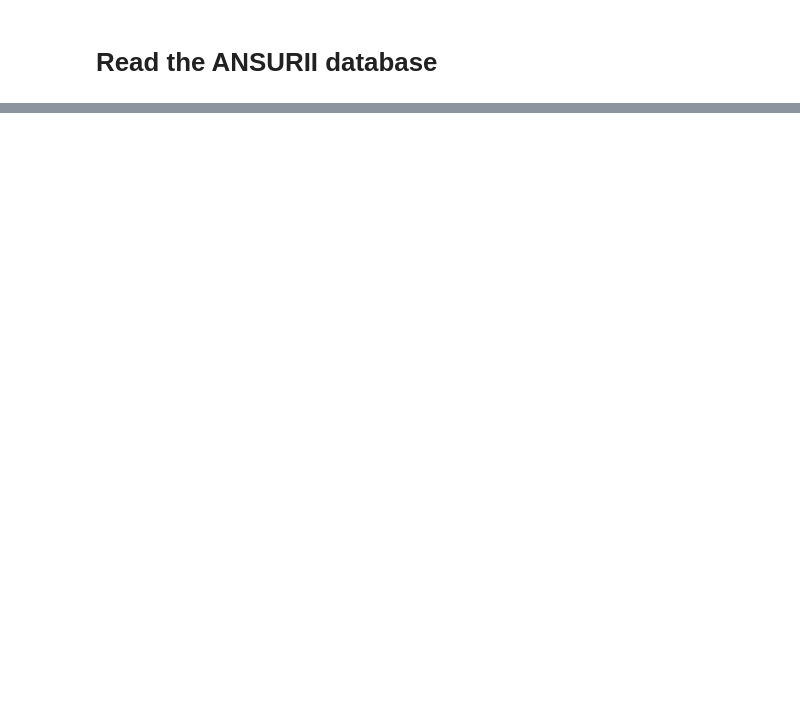
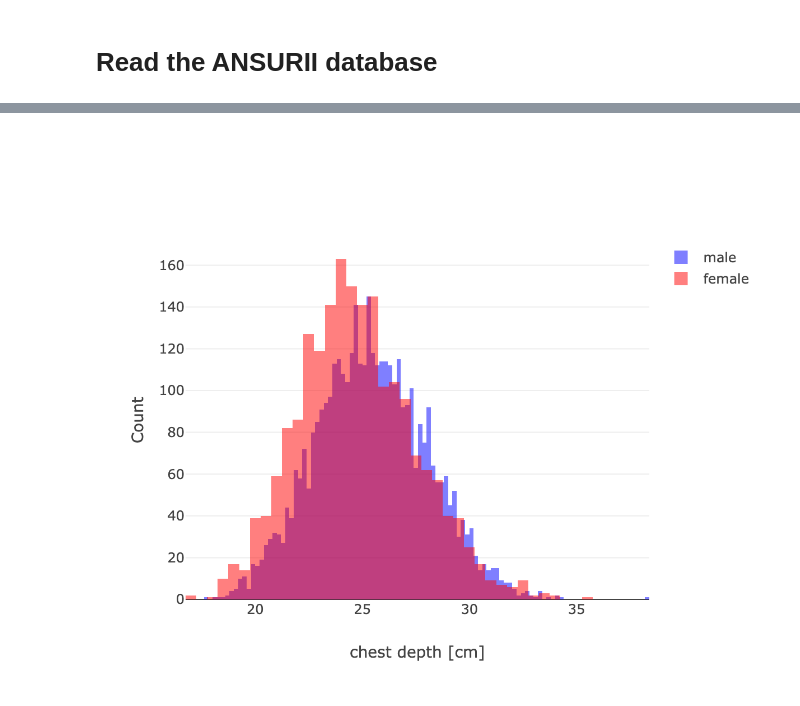
Before and after one commit to odufour7/Shape, a Jupyter notebook: docs/source/tutorials/shapes/read_database.ipynb, the cells around one changed output, grey strips where cells are left out. Drawn from its saved outputs; the diff is of its cells as text; code cells hidden in the pictures; blank space fills up the shorter version.

```diff
--- a/docs/source/tutorials/shapes/read_database.ipynb
+++ b/docs/source/tutorials/shapes/read_database.ipynb
@@ -5,6 +5,7 @@ from pathlib import Path
 
 from shapes.plotting import plot
 from shapes.utils import functions as fun
+from IPython.display import Image
 
 # Define the path to the directory containing the pickle file using pathlib
 path_file = Path.cwd().parent.parent.parent.parent / "data" / "pkl"
@@ -24,8 +25,9 @@ default_attributes = [
 selected_attribute = default_attributes[2].lower()
 
 # Generate a Plotly figure displaying the distribution of the selected attribute
-plot.display_distribution(df_ANSURII, selected_attribute)
+fig = plot.display_distribution(df_ANSURII, selected_attribute)
 
-# Display the generated Plotly figure in an interactive window
-# plotly_figure.show()
+# Display the generated Plotly figure
+fig.write_image("plot.png", format="png")
+Image("plot.png")
 # %% [output]
@@ -32,0 +34 @@ plot.display_distribution(df_ANSURII, selected_attribute)
+[figure, added]
```
Also changed, not shown: parts of 1 cell of this notebook, 4 other files.
